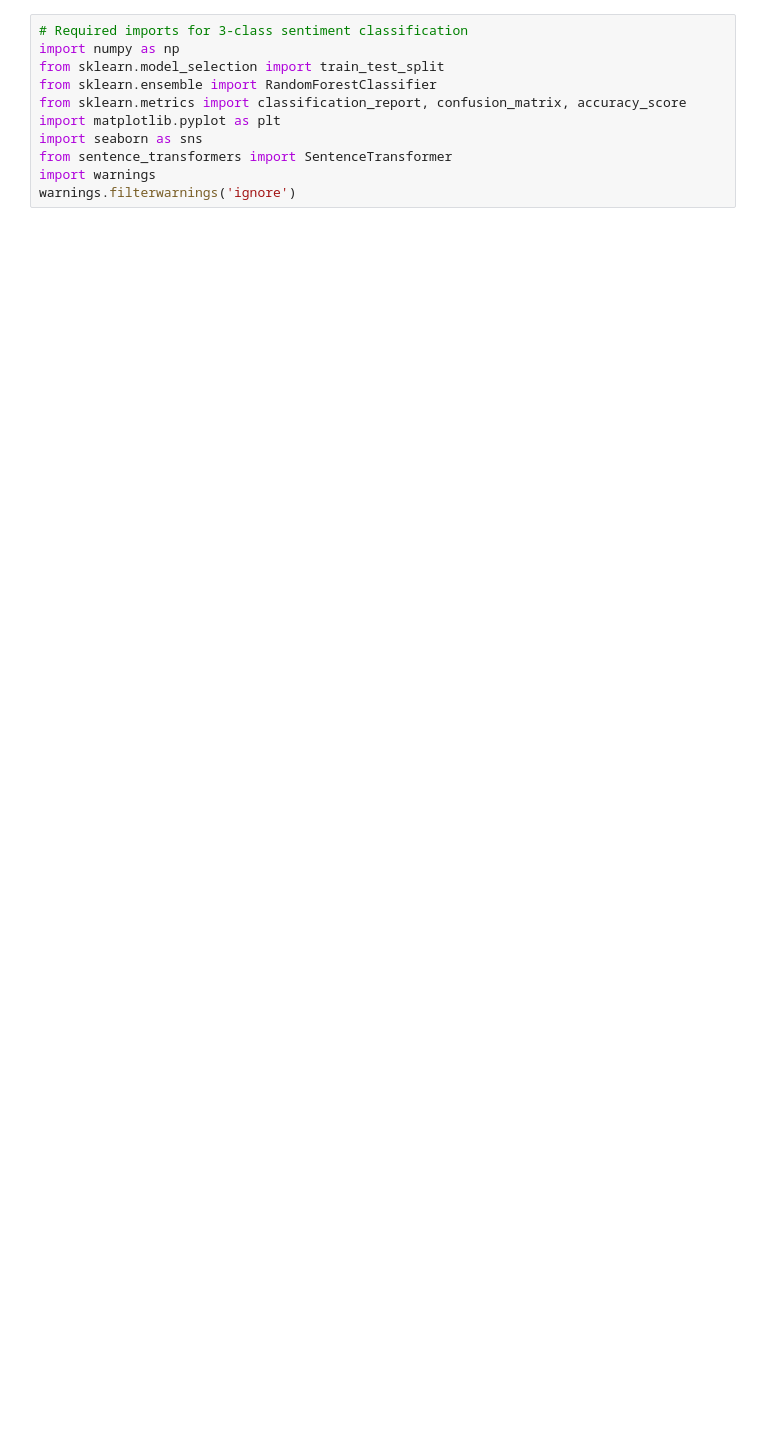
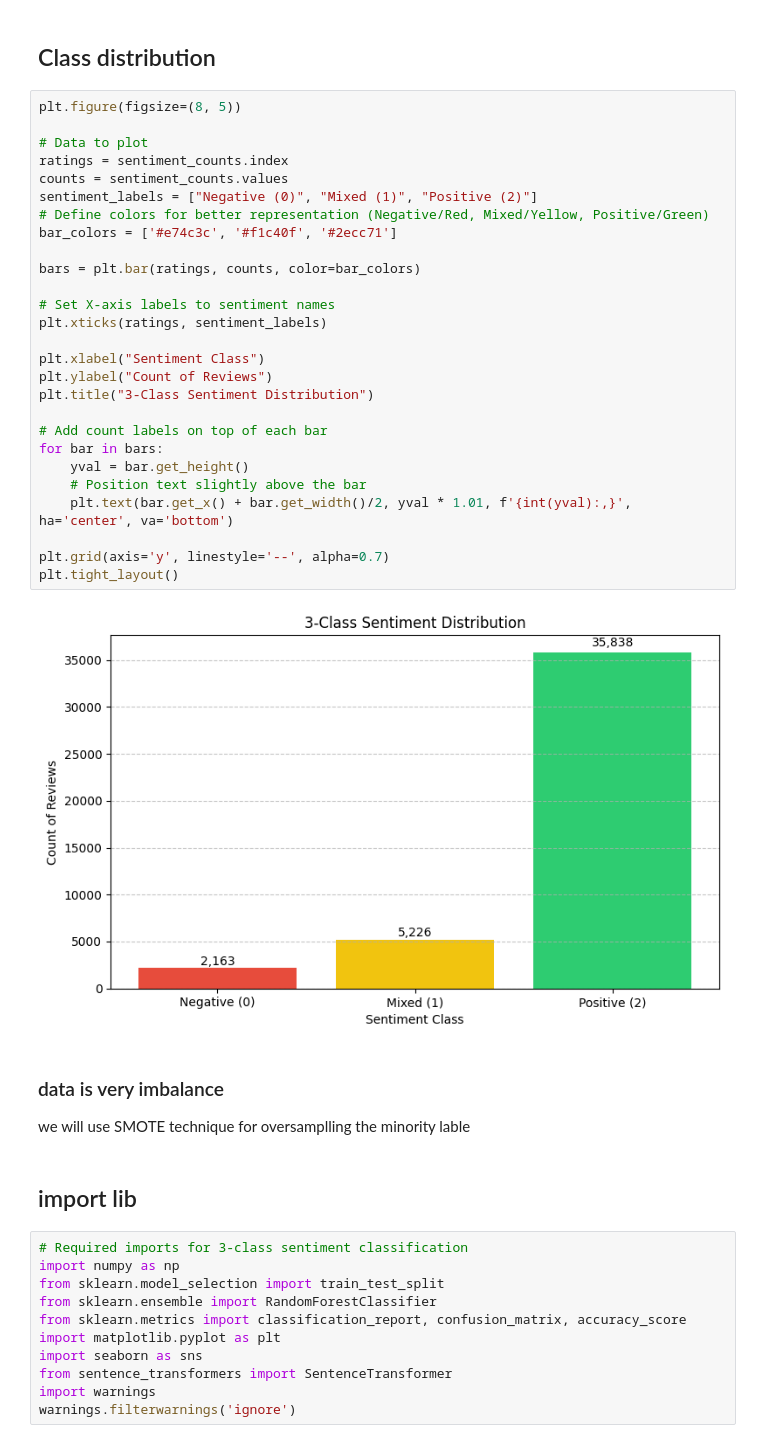
Before and after one commit to Pontakorn-Wich/Mini_project, a Jupyter notebook: Sentiment_Clasification/Classification.ipynb, the cells around one changed output. Saved outputs shown, nothing was run; the diff lists cells and outputs as text; blank space fills up the shorter version.

```diff
--- a/Sentiment_Clasification/Classification.ipynb
+++ b/Sentiment_Clasification/Classification.ipynb
@@ -102,3 +109,39 @@ Requirement already satisfied: threadpoolctl>=3.1.0 in c:\users\kenpo\appdata\lo
+# %% [markdown]
+## Class distribution
+# %%
+plt.figure(figsize=(8, 5))
+
+# Data to plot
+ratings = sentiment_counts.index
+counts = sentiment_counts.values
+sentiment_labels = ["Negative (0)", "Mixed (1)", "Positive (2)"]
+# Define colors for better representation (Negative/Red, Mixed/Yellow, Positive/Green)
+bar_colors = ['#e74c3c', '#f1c40f', '#2ecc71']
+
+bars = plt.bar(ratings, counts, color=bar_colors)
+
+# Set X-axis labels to sentiment names
+plt.xticks(ratings, sentiment_labels)
+
+plt.xlabel("Sentiment Class")
+plt.ylabel("Count of Reviews")
+plt.title("3-Class Sentiment Distribution")
+
+# Add count labels on top of each bar
+for bar in bars:
+    yval = bar.get_height()
+    # Position text slightly above the bar
+    plt.text(bar.get_x() + bar.get_width()/2, yval * 1.01, f'{int(yval):,}', ha='center', va='bottom')
+
+plt.grid(axis='y', linestyle='--', alpha=0.7)
+plt.tight_layout()
+# %% [output]
+[figure, added]
+# %% [markdown]
+### data is very imbalance
+we will use SMOTE technique for oversamplling the minority lable
+# %% [markdown]
+## import lib
 # %%
 # Required imports for 3-class sentiment classification
 import numpy as np
```
Also changed, not shown: parts of 18 cells of this notebook.
